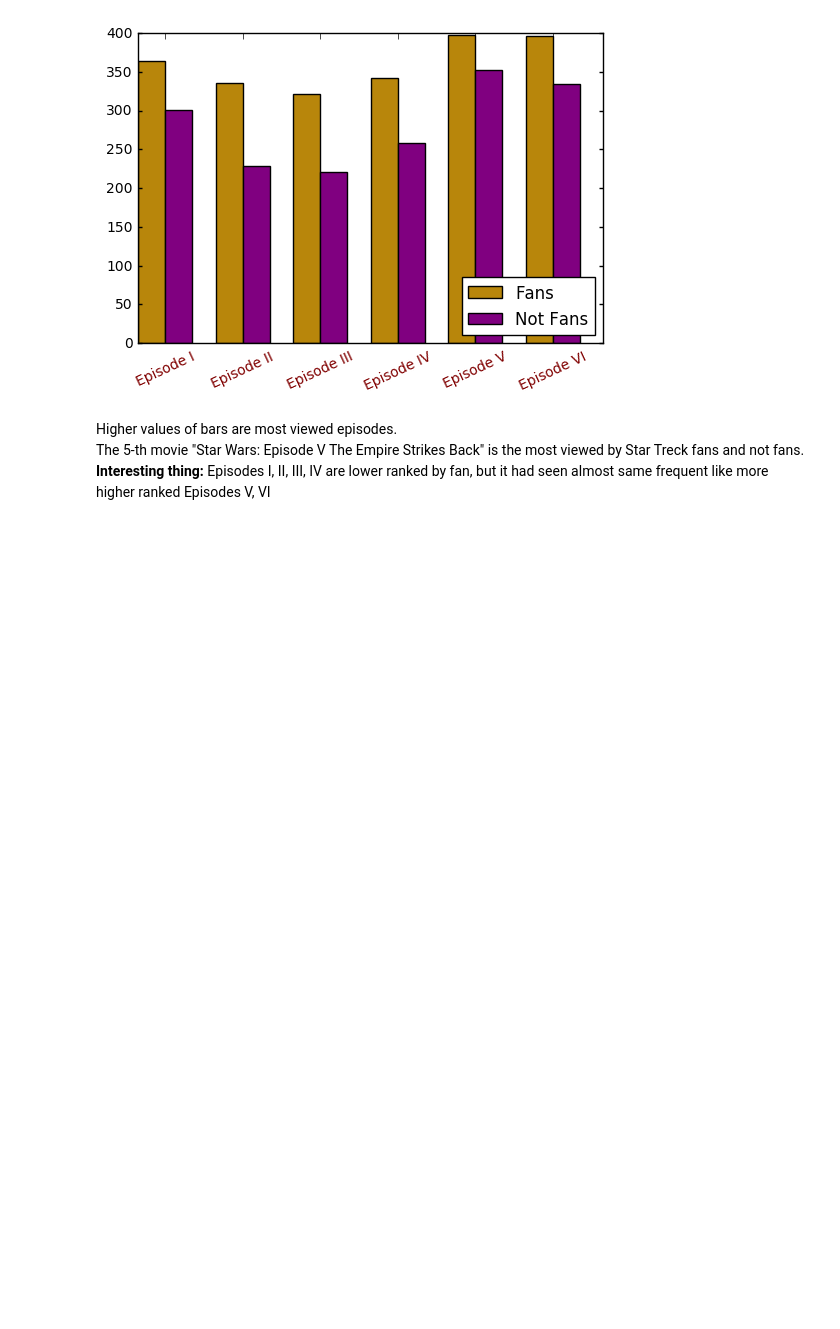
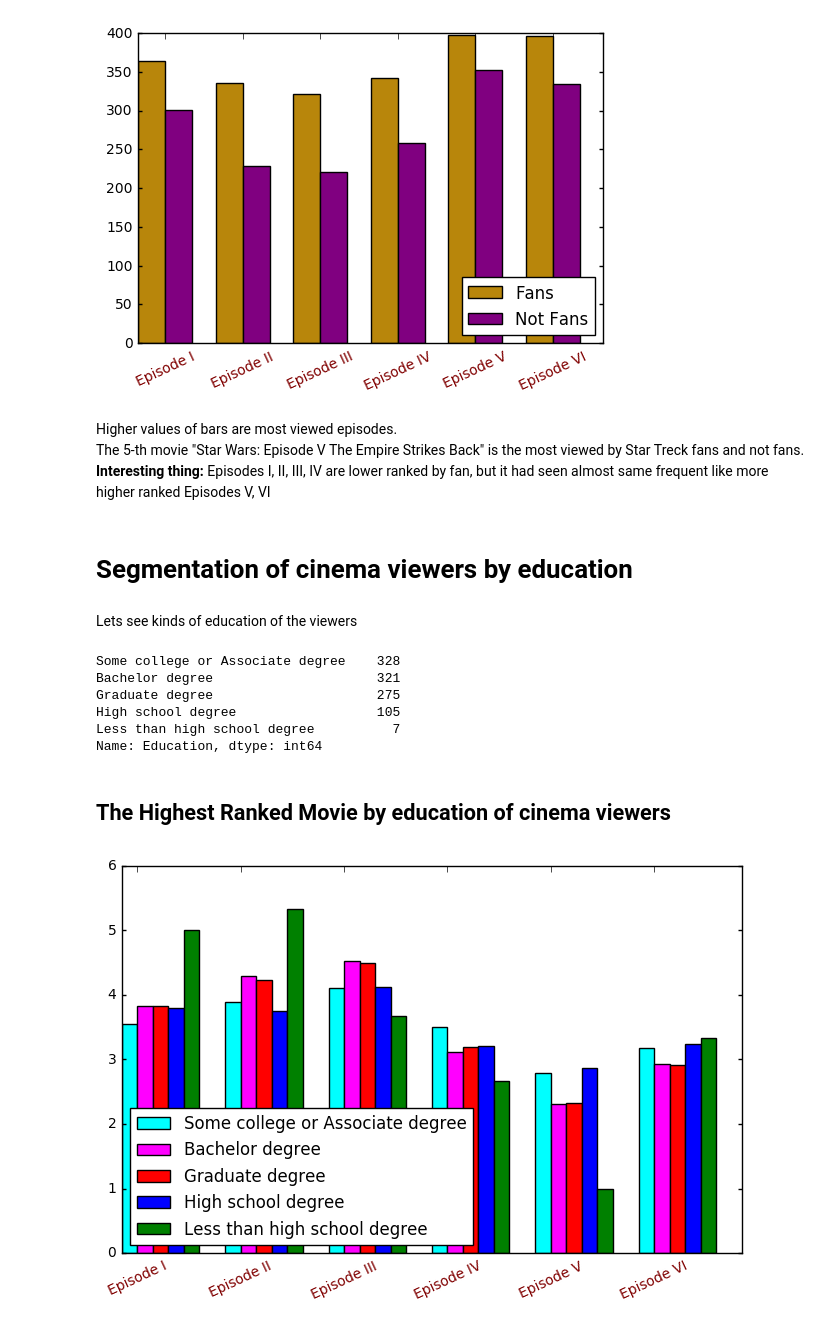
Before and after one commit to KiselevMaxim/data_explorer, a Jupyter notebook: StarWars-survey.ipynb, the cells around one changed output. Saved outputs shown, nothing was run; the diff lists cells and outputs as text; code cells hidden in the pictures; blank space fills up the shorter version.

Commit message:
added Education segment
added Education segment, made plots

```diff
--- a/StarWars-survey.ipynb
+++ b/StarWars-survey.ipynb
@@ -207,3 +207,41 @@ plt.show()
 Higher values of bars are most viewed episodes.
 The 5-th movie "Star Wars: Episode V The Empire Strikes Back" is the most viewed by Star Treck fans and not fans.
 **Interesting thing:** Episodes I, II, III, IV are lower ranked by fan, but it had seen almost same frequent like more higher ranked Episodes V, VI
+# %% [markdown]
+# Segmentation of cinema viewers by education
+# %% [markdown]
+Lets see kinds of education of the viewers
+# %%
+star_wars["Education"].value_counts()
+# %% [output]
+Some college or Associate degree    328
+Bachelor degree                     321
+Graduate degree                     275
+High school degree                  105
+Less than high school degree          7
+Name: Education, dtype: int64
+# %%
+fld = "Education"
+college          = star_wars[star_wars[fld] == "Some college or Associate degree"]
+bachelors        = star_wars[star_wars[fld] == "Bachelor degree"]
+graduates        = star_wars[star_wars[fld] == "Graduate degree"]
+schoolers        = star_wars[star_wars[fld] == "High school degree"]
+Less_than_school = star_wars[star_wars[fld] == "Less than high school degree"]
+# %% [markdown]
+## The Highest Ranked Movie by education of cinema viewers
+# %%
+fig = plt.figure(figsize=(8, 5), dpi=80, facecolor='w', edgecolor='k')
+ax = fig.add_subplot(111)
+width = 0.15
+rects1 = ax.bar(np.arange(6),           college[college.columns[9:15]].mean(), width,  color = 'cyan')
+rects2 = ax.bar(np.arange(6) + width,   bachelors[bachelors.columns[9:15]].mean(), width, color = 'magenta')
+rects3 = ax.bar(np.arange(6) + 2*width, graduates[graduates.columns[9:15]].mean(), width, color = 'red')
+rects4 = ax.bar(np.arange(6) + 3*width, schoolers[schoolers.columns[9:15]].mean(), width, color = 'blue')
+rects5 = ax.bar(np.arange(6) + 4*width, Less_than_school[Less_than_school.columns[9:15]].mean(), width, color = 'green')
+cute_labels(ax)
+plt.legend((rects1[0], rects2[0], rects3[0], rects4[0], rects5[0]),
+           ('Some college or Associate degree', 'Bachelor degree', 'Graduate degree',
+            'High school degree', 'Less than high school degree'), loc='lower left')
+plt.show()
+# %% [output]
+[figure, added]
```
Also changed, not shown: parts of 5 cells of this notebook.
